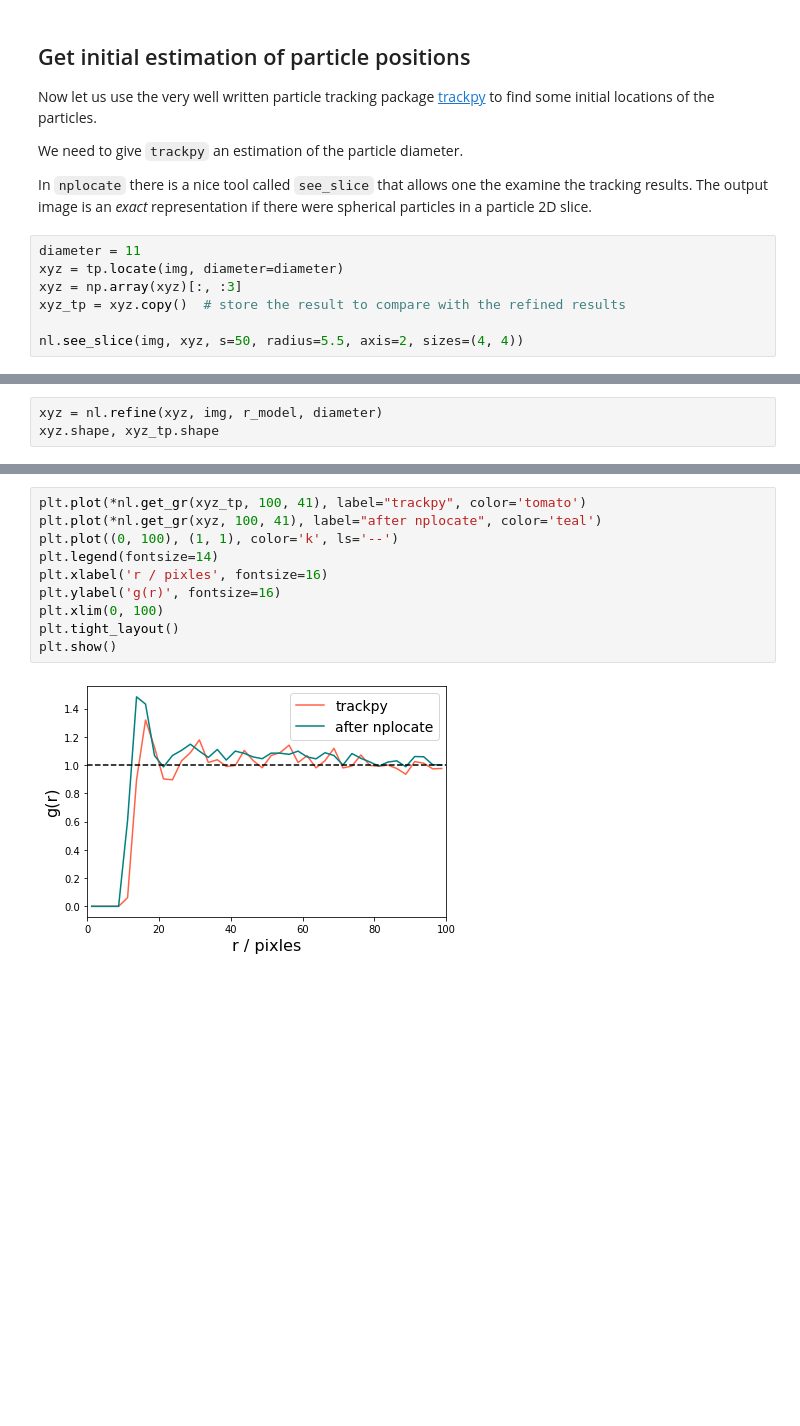
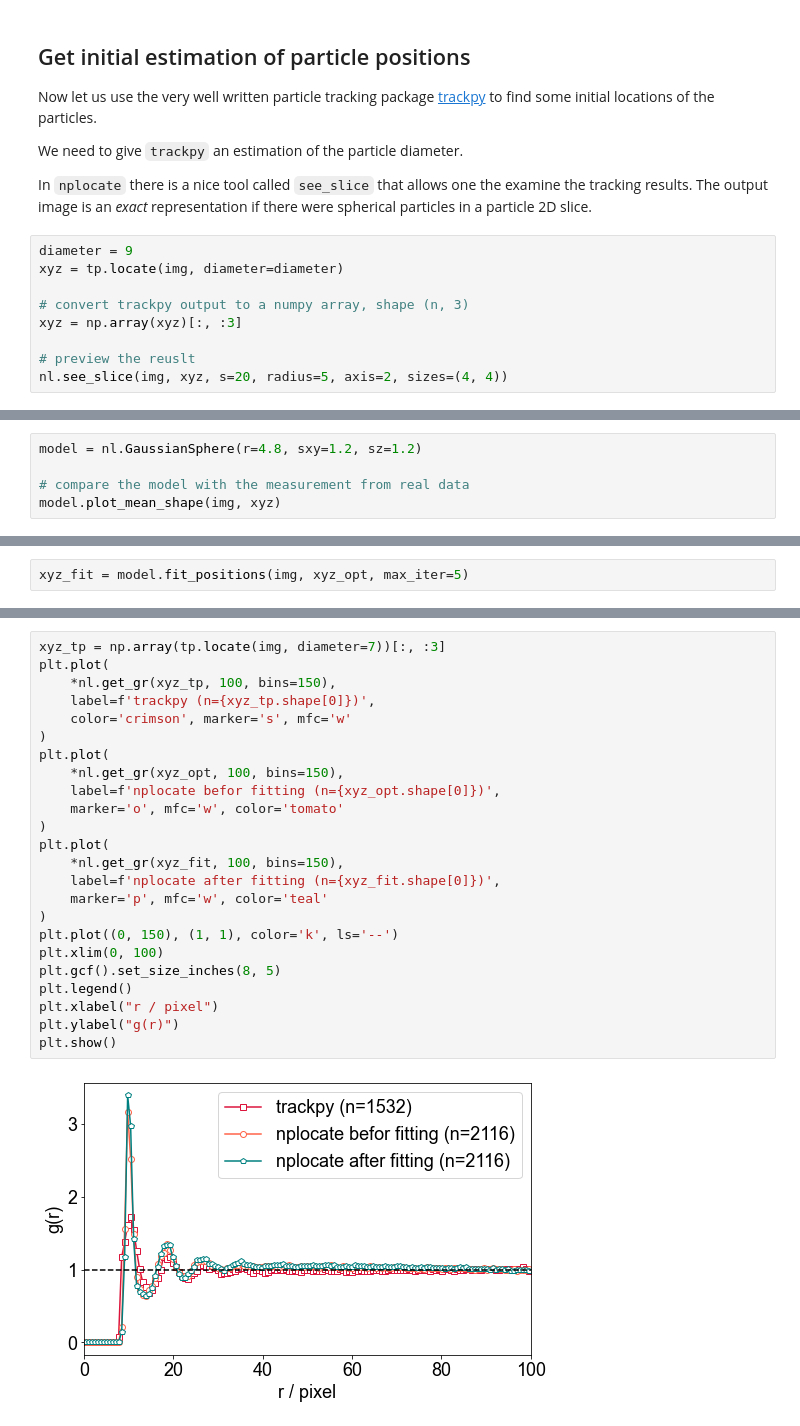
Before and after one commit to yangyushi/nplocate, a Jupyter notebook: example/demo.ipynb, the cells around one changed output, grey strips where cells are left out. Drawn from its saved outputs; the diff is of its cells as text; blank space fills up the shorter version.

```diff
--- a/example/demo.ipynb
+++ b/example/demo.ipynb
@@ -35,10 +41,12 @@ We need to give `trackpy` an estimation of the particle diameter.
 
 In `nplocate` there is a nice tool called `see_slice` that allows one the examine the tracking results. The output image is an *exact* representation if there were spherical particles in a particle 2D slice.
 # %%
-diameter = 11
+diameter = 9
 xyz = tp.locate(img, diameter=diameter)
+
+# convert trackpy output to a numpy array, shape (n, 3)
 xyz = np.array(xyz)[:, :3]
-xyz_tp = xyz.copy()  # store the result to compare with the refined results
 
-nl.see_slice(img, xyz, s=50, radius=5.5, axis=2, sizes=(4, 4))
+# preview the reuslt
+nl.see_slice(img, xyz, s=20, radius=5, axis=2, sizes=(4, 4))
 # %% [output]
@@ -93,3 +53,0 @@ The final step of `refine` will remove all overlapping particles and only leave
-# %%
-xyz = nl.refine(xyz, img, r_model, diameter)
-xyz.shape, xyz_tp.shape
@@ -112,0 +66,5 @@ nl.see_slice(img, xyz_tp, s, 5.5, axis, sizes=(3, 3))
+# %%
+model = nl.GaussianSphere(r=4.8, sxy=1.2, sz=1.2)
+
+# compare the model with the measurement from real data
+model.plot_mean_shape(img, xyz)
@@ -112,0 +140,2 @@ nl.see_slice(img, xyz_tp, s, 5.5, axis, sizes=(3, 3))
+# %%
+xyz_fit = model.fit_positions(img, xyz_opt, max_iter=5)
@@ -113,12 +192,26 @@ nl.see_slice(img, xyz_tp, s, 5.5, axis, sizes=(3, 3))
 # %%
-plt.plot(*nl.get_gr(xyz_tp, 100, 41), label="trackpy", color='tomato')
-plt.plot(*nl.get_gr(xyz, 100, 41), label="after nplocate", color='teal')
-plt.plot((0, 100), (1, 1), color='k', ls='--')
-plt.legend(fontsize=14)
-plt.xlabel('r / pixles', fontsize=16)
-plt.ylabel('g(r)', fontsize=16)
+xyz_tp = np.array(tp.locate(img, diameter=7))[:, :3]
+plt.plot(
+    *nl.get_gr(xyz_tp, 100, bins=150),
+    label=f'trackpy (n={xyz_tp.shape[0]})',
+    color='crimson', marker='s', mfc='w'
+)
+plt.plot(
+    *nl.get_gr(xyz_opt, 100, bins=150),
+    label=f'nplocate befor fitting (n={xyz_opt.shape[0]})',
+    marker='o', mfc='w', color='tomato'
+)
+plt.plot(
+    *nl.get_gr(xyz_fit, 100, bins=150),
+    label=f'nplocate after fitting (n={xyz_fit.shape[0]})',
+    marker='p', mfc='w', color='teal'
+)
+plt.plot((0, 150), (1, 1), color='k', ls='--')
 plt.xlim(0, 100)
-plt.tight_layout()
+plt.gcf().set_size_inches(8, 5)
+plt.legend()
+plt.xlabel("r / pixel")
+plt.ylabel("g(r)")
 plt.show()
 # %% [output]
-[figure, old version]
+[figure, new version]
```
Also changed, not shown: parts of 27 cells of this notebook, 1 other file.
